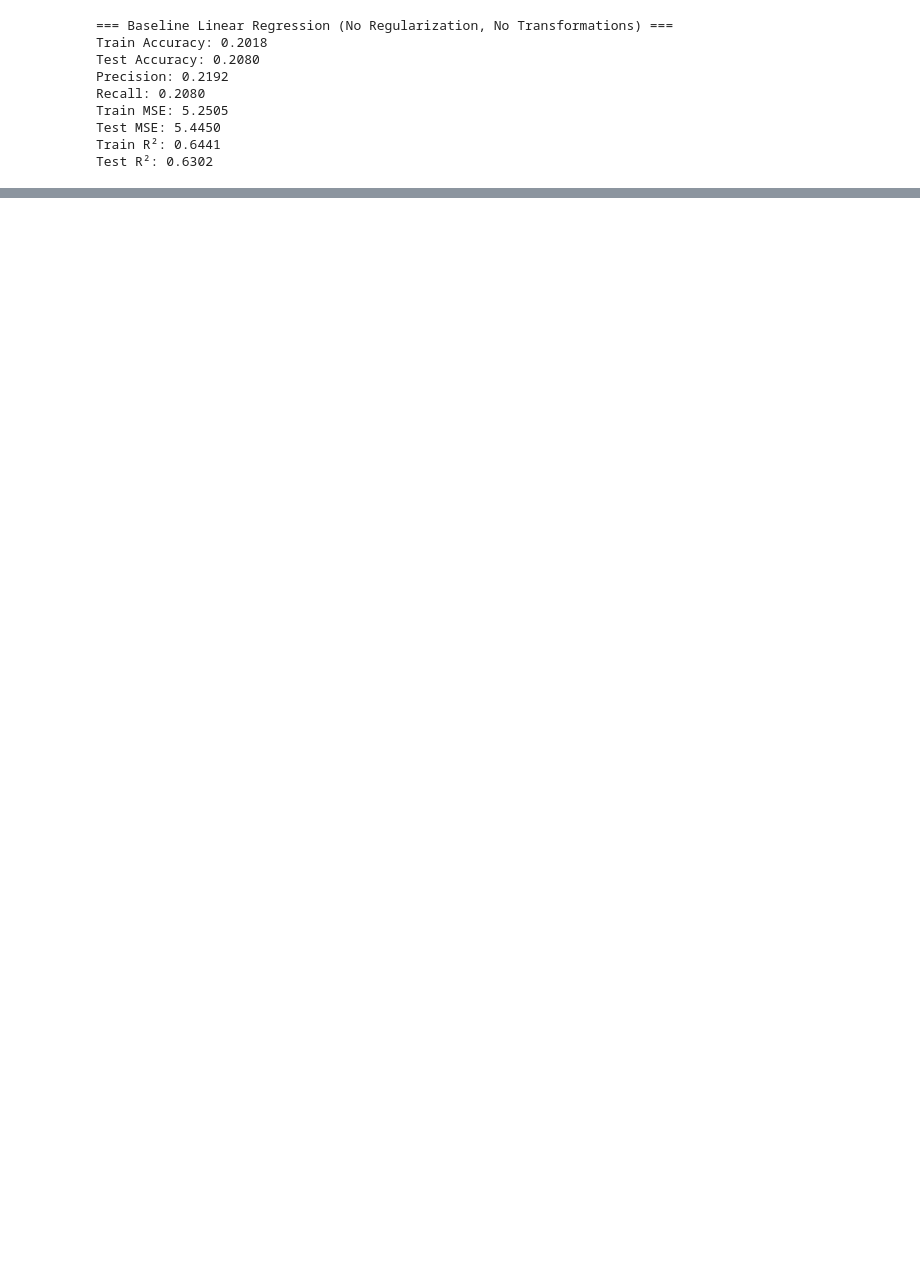
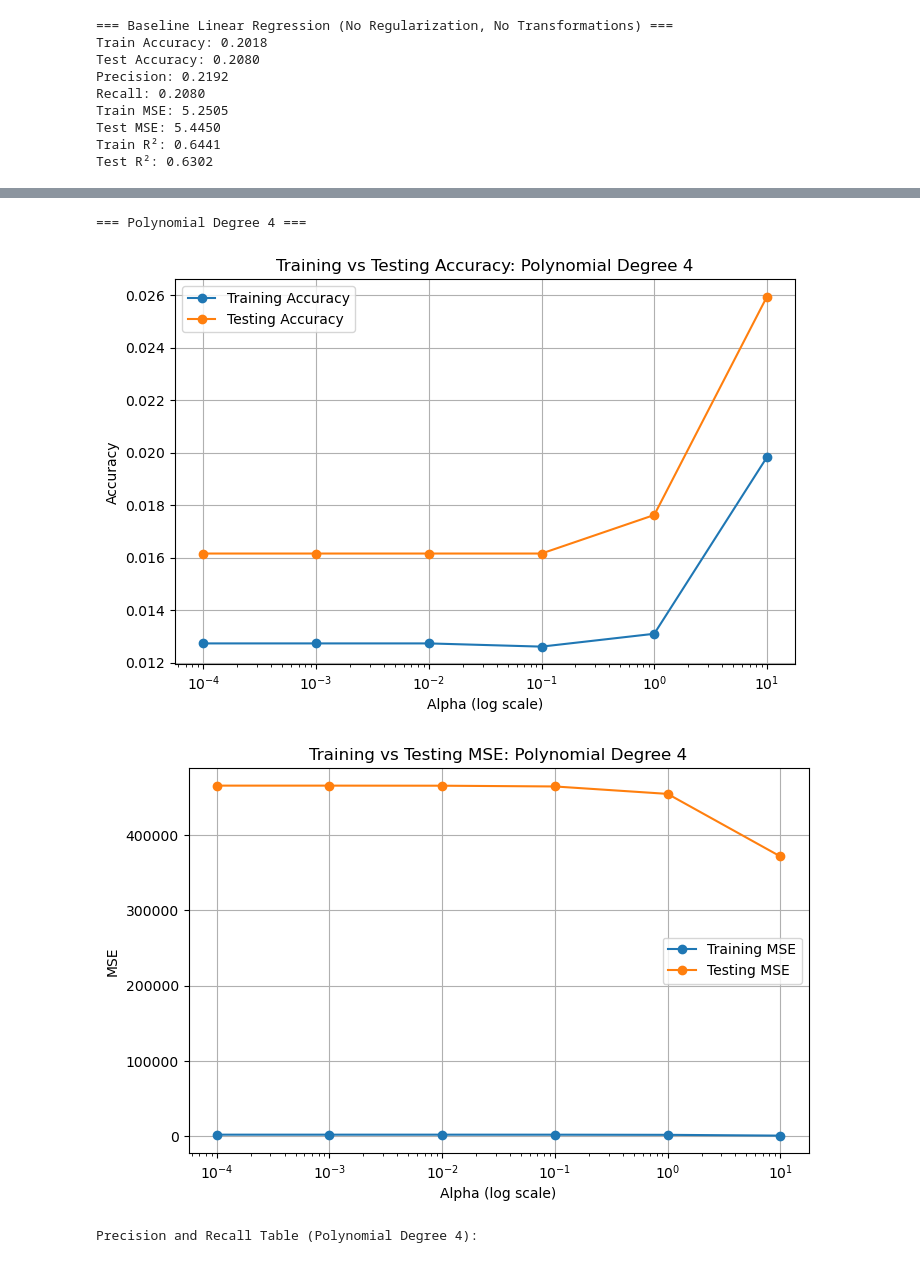
Before and after one commit to yuzukaR/ML_Final, a Jupyter notebook: linear.ipynb, the cells around one changed output, grey strips where cells are left out. Cells and saved outputs as stored; diff of their text form; code cells hidden in the pictures; blank space fills up the shorter version.

```diff
--- a/linear.ipynb
+++ b/linear.ipynb
@@ -205,0 +200,11 @@ Precision and Recall Table (Polynomial Degree 3):
+# %%
+poly4 = PolynomialFeatures(degree=4)
+X_train_poly4 = poly4.fit_transform(X_train_small)
+X_test_poly4 = poly4.transform(X_test_scaled)
+
+evaluate_ridge(X_train_poly4, X_test_poly4, 'Polynomial Degree 4')
+# %% [output]
+=== Polynomial Degree 4 ===
+[figure, added]
+[figure, added]
+Precision and Recall Table (Polynomial Degree 4):
```
Also changed, not shown: parts of 11 cells of this notebook, 7 other files.
